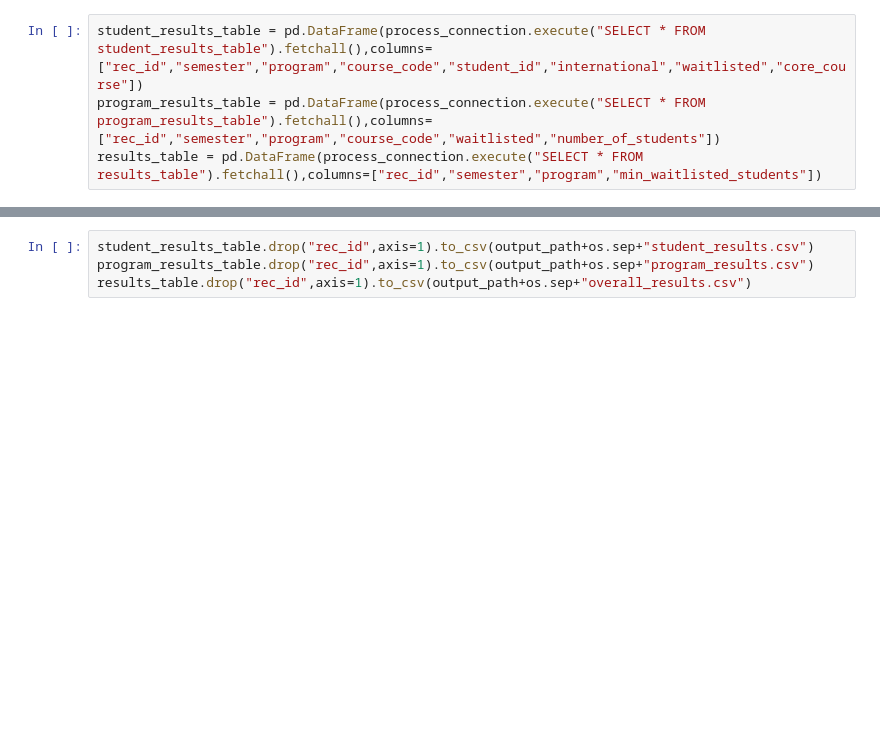
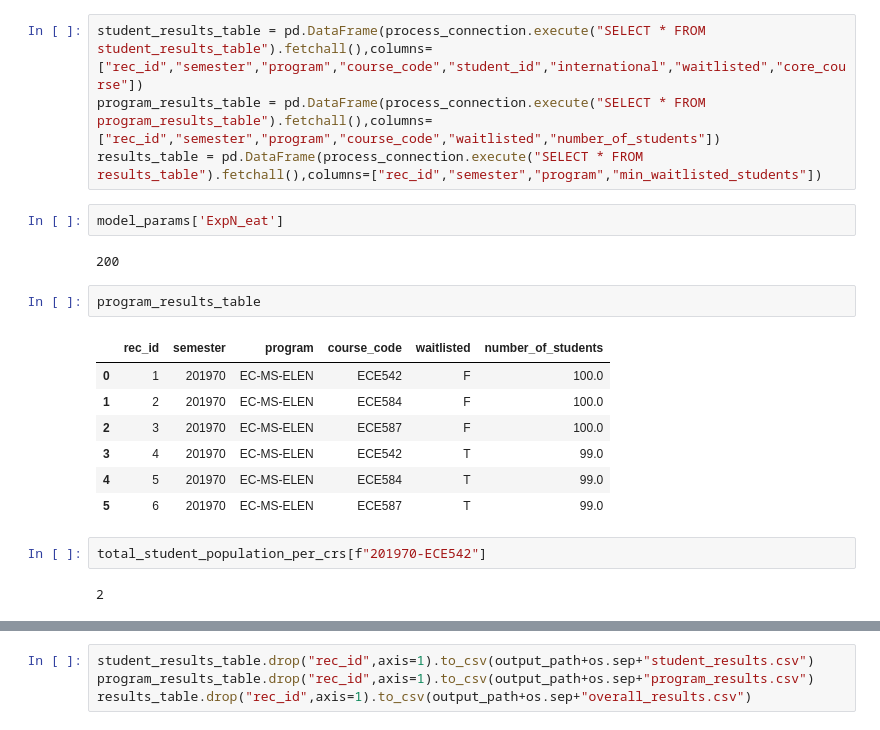
Before and after one commit to GoswamiSagarD/Team-Prophecy, a Jupyter notebook: Code/src/DataEngineering/ModelCreation_ipynb/PredictingStudentsInSeats.ipynb, the cells around one changed output, grey strips where cells are left out. Saved outputs shown, nothing was run; the diff lists cells and outputs as text; blank space fills up the shorter version.

```diff
--- a/Code/src/DataEngineering/ModelCreation_ipynb/PredictingStudentsInSeats.ipynb
+++ b/Code/src/DataEngineering/ModelCreation_ipynb/PredictingStudentsInSeats.ipynb
@@ -460,5 +495,23 @@ for a_sem in all_semesters:
 student_results_table = pd.DataFrame(process_connection.execute("SELECT * FROM student_results_table").fetchall(),columns=["rec_id","semester","program","course_code","student_id","international","waitlisted","core_course"])
 program_results_table = pd.DataFrame(process_connection.execute("SELECT * FROM program_results_table").fetchall(),columns=["rec_id","semester","program","course_code","waitlisted","number_of_students"])
 results_table = pd.DataFrame(process_connection.execute("SELECT * FROM results_table").fetchall(),columns=["rec_id","semester","program","min_waitlisted_students"])
+# %%
+model_params['ExpN_eat']
+# %% [output]
+200
+# %%
+program_results_table
+# %% [output]
+|  | rec_id | semester | program | course_code | waitlisted | number_of_students |
+| 0 | 1 | 201970 | EC-MS-ELEN | ECE542 | F | 100.0 |
+| 1 | 2 | 201970 | EC-MS-ELEN | ECE584 | F | 100.0 |
+| 2 | 3 | 201970 | EC-MS-ELEN | ECE587 | F | 100.0 |
+| 3 | 4 | 201970 | EC-MS-ELEN | ECE542 | T | 99.0 |
+| 4 | 5 | 201970 | EC-MS-ELEN | ECE584 | T | 99.0 |
+| 5 | 6 | 201970 | EC-MS-ELEN | ECE587 | T | 99.0 |
+# %%
+total_student_population_per_crs[f"201970-ECE542"]
+# %% [output]
+2
 # %%
 output_path
```
Also changed, not shown: parts of 17 cells of this notebook, 1 other file.
